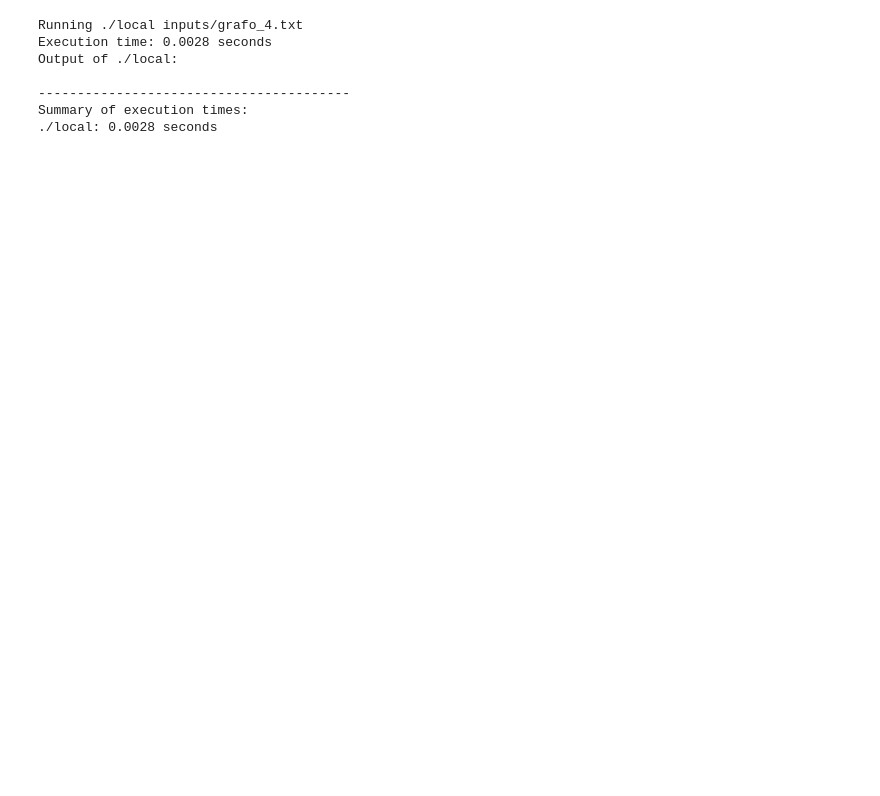
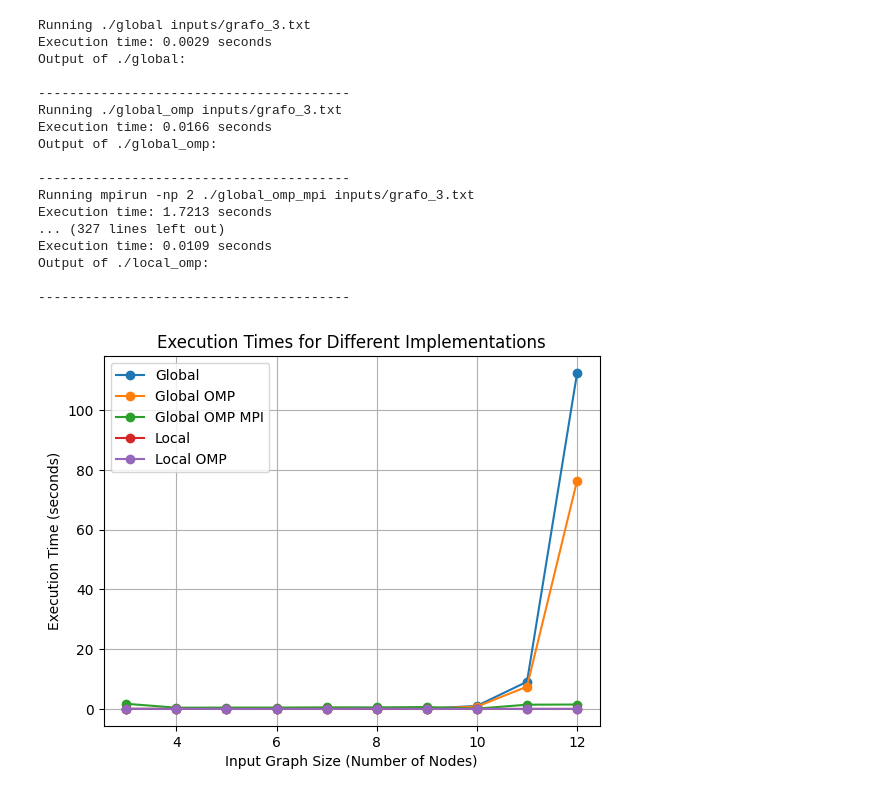
Before and after one commit to AndreCorreaSantos/MaximumClique, a Jupyter notebook: verify.ipynb, the cells around one changed output. Saved outputs shown, nothing was run; the diff lists cells and outputs as text; code cells hidden in the pictures; blank space fills up the shorter version.

```diff
--- a/verify.ipynb
+++ b/verify.ipynb
@@ -1,54 +1,84 @@
 # %%
 import subprocess
 import time
+import matplotlib.pyplot as plt
 
 # Define the executable files and the input file
-
-
-input_file = f"inputs/grafo_4.txt"
-
-executables = [
-    "./global",
-    "./global_omp",
-    "mpirun -np 2 ./global_omp_mpi",
-    "./local",
-    "./local_omp",
+executable_labels = [
+    "Global",
+    "Global OMP",
+    "Global OMP MPI",
+    "Local",
+    "Local OMP",
 ]
 
-
-# Function to run an executable and record its execution time
 def run_executable(command, input_file):
     start_time = time.time()
     result = subprocess.run(command.split() + [input_file], capture_output=True, text=True)
     end_time = time.time()
     execution_time = end_time - start_time
 
     print(f"Running {' '.join(command.split() + [input_file])}")
     print(f"Execution time: {execution_time:.4f} seconds")
     print(f"Output of {command}:\n{result.stdout}")
     if result.stderr:
         print(f"Errors of {command}:\n{result.stderr}")
     print("-" * 40)  # Separator between runs
 
     return execution_time
 
 # Dictionary to store execution times
-execution_times = {}
+execution_times = {label: [] for label in executable_labels}
 
-# Loop through the executables and run them with the input file
-for exe in executables:
-    execution_time = run_executable(exe, input_file)
-    execution_times[exe] = execution_time
+# Loop through different input files
+for i in range(3,13):
+    input_file = f"inputs/grafo_{i}.txt"
+    u = min(i-1,8)
+    executables = [
+        "./global",
+        "./global_omp",
+        f"mpirun -np {i-1} ./global_omp_mpi",
+        "./local",
+        "./local_omp",
+    ]
+
+    # Loop through the executables and run them with the input file
+    for label, exe in zip(executable_labels, executables):
+        execution_time = run_executable(exe, input_file)
+        execution_times[label].append(execution_time)
+
+# Plotting the execution times
+for label in executable_labels:
+    plt.plot(range(3,13), execution_times[label], label=label, marker='o')
+
+plt.xlabel('Input Graph Size (Number of Nodes)')
+plt.ylabel('Execution Time (seconds)')
+plt.title('Execution Times for Different Implementations')
+plt.legend()
+plt.grid(True)
+plt.savefig('execution_times_plot.png')
+plt.show()
 
 # Print summary of execution times
 print("Summary of execution times:")
-for exe, exec_time in execution_times.items():
-    print(f"{exe}: {exec_time:.4f} seconds")
+for label in executable_labels:
+    print(f"{label}: {execution_times[label]}")
 # %% [output]
-Running ./local inputs/grafo_4.txt
-Execution time: 0.0028 seconds
-Output of ./local:
+Running ./global inputs/grafo_3.txt
+Execution time: 0.0029 seconds
+Output of ./global:
 
 ----------------------------------------
-Summary of execution times:
-./local: 0.0028 seconds
+Running ./global_omp inputs/grafo_3.txt
+Execution time: 0.0166 seconds
+Output of ./global_omp:
+
+----------------------------------------
+Running mpirun -np 2 ./global_omp_mpi inputs/grafo_3.txt
+Execution time: 1.7213 seconds
+... (327 lines left out)
+Execution time: 0.0109 seconds
+Output of ./local_omp:
+
+----------------------------------------
+[figure, added]
```
Also changed, not shown: parts of 1 cell of this notebook, 32 other files.
